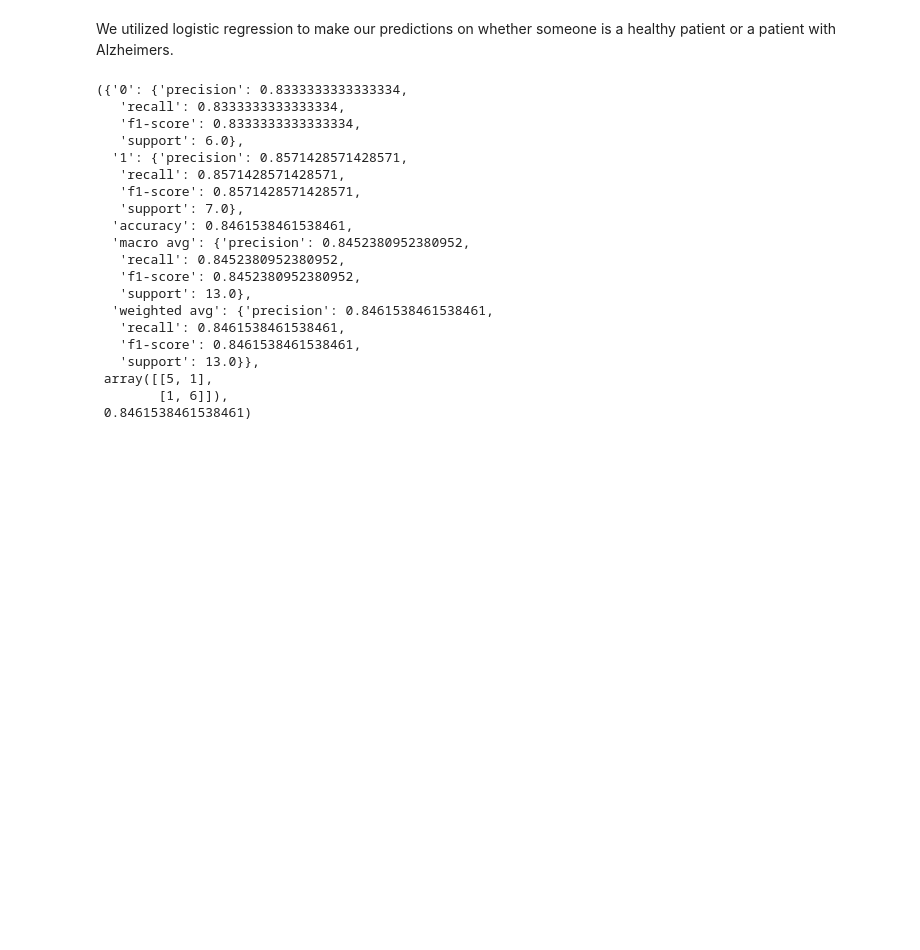
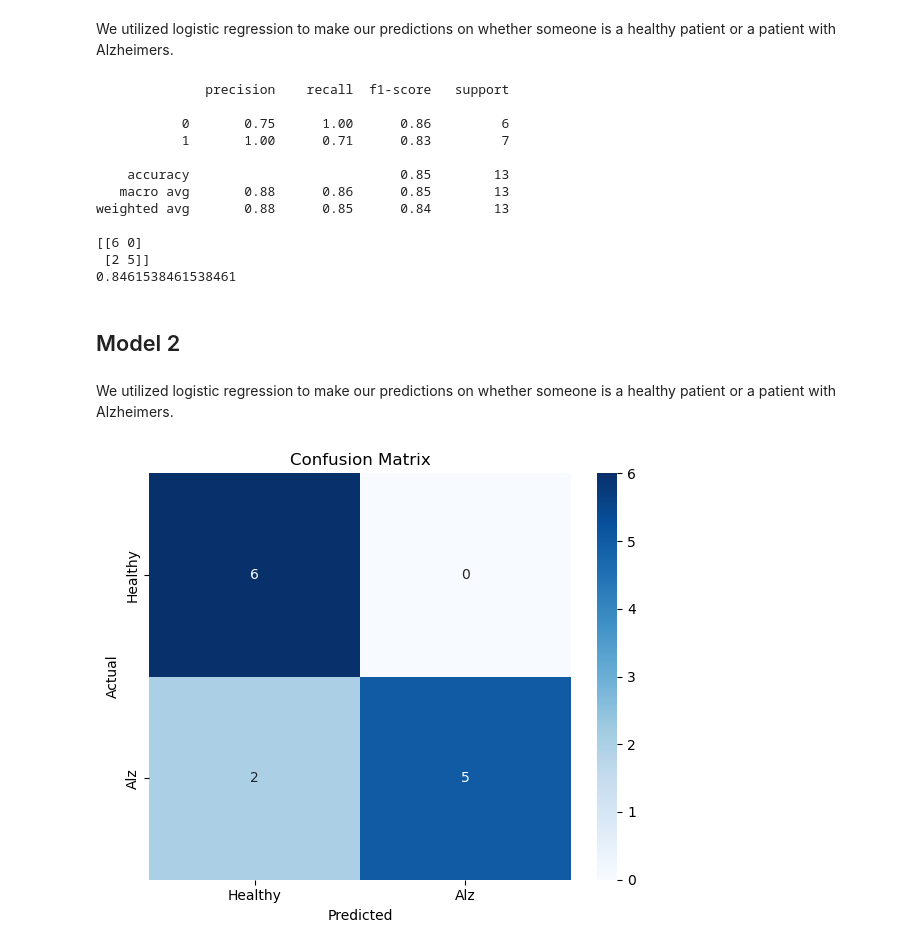
Before and after one commit to shreyasudan/AlzEEG-Classifier, a Jupyter notebook: Classifier Alz vs. Healthy.ipynb, the cells around one changed output. Drawn from its saved outputs; the diff is of its cells as text; code cells hidden in the pictures; blank space fills up the shorter version.

```diff
--- a/Classifier Alz vs. Healthy.ipynb
+++ b/Classifier Alz vs. Healthy.ipynb
@@ -226,38 +296,46 @@ y = data["label"]
 
 from sklearn.model_selection import train_test_split
 X_train, X_test, y_train, y_test = train_test_split(
-    X, y, test_size=0.2, stratify=y, random_state=42
+    X, y, test_size=0.2, stratify=y, random_state=12
 )
 
 from sklearn.ensemble import RandomForestClassifier
-clf = RandomForestClassifier(random_state=42)
+clf = RandomForestClassifier(random_state=20)
 clf.fit(X_train, y_train)
 
 from sklearn.metrics import classification_report, confusion_matrix, accuracy_score
 y_pred = clf.predict(X_test)
-report = classification_report(y_test, y_pred, output_dict=True)
+report = classification_report(y_test, y_pred)
 conf_matrix = confusion_matrix(y_test, y_pred)
 accuracy = accuracy_score(y_test, y_pred)
 
-report, conf_matrix, accuracy
+print(report)
+print(conf_matrix)
+print(accuracy)
 # %% [output]
-({'0': {'precision': 0.8333333333333334,
-   'recall': 0.8333333333333334,
-   'f1-score': 0.8333333333333334,
-   'support': 6.0},
-  '1': {'precision': 0.8571428571428571,
-   'recall': 0.8571428571428571,
-   'f1-score': 0.8571428571428571,
-   'support': 7.0},
-  'accuracy': 0.8461538461538461,
-  'macro avg': {'precision': 0.8452380952380952,
-   'recall': 0.8452380952380952,
-   'f1-score': 0.8452380952380952,
-   'support': 13.0},
-  'weighted avg': {'precision': 0.8461538461538461,
-   'recall': 0.8461538461538461,
-   'f1-score': 0.8461538461538461,
-   'support': 13.0}},
- array([[5, 1],
-        [1, 6]]),
- 0.8461538461538461)
+              precision    recall  f1-score   support
+
+           0       0.75      1.00      0.86         6
+           1       1.00      0.71      0.83         7
+
+    accuracy                           0.85        13
+   macro avg       0.88      0.86      0.85        13
+weighted avg       0.88      0.85      0.84        13
+
+[[6 0]
+ [2 5]]
+0.8461538461538461
+# %% [markdown]
+## Model 2
+# %% [markdown]
+We utilized logistic regression to make our predictions on whether someone is a healthy patient or a patient with Alzheimers.
+# %%
+plt.figure(figsize=(6, 5))
+sns.heatmap(conf_matrix, annot=True, fmt="d", cmap="Blues", xticklabels=["Healthy", "Alz"], yticklabels=["Healthy", "Alz"])
+plt.title("Confusion Matrix")
+plt.xlabel("Predicted")
+plt.ylabel("Actual")
+plt.tight_layout()
+plt.show()
+# %% [output]
+[figure, added]
```
Also changed, not shown: parts of 2 cells of this notebook.
